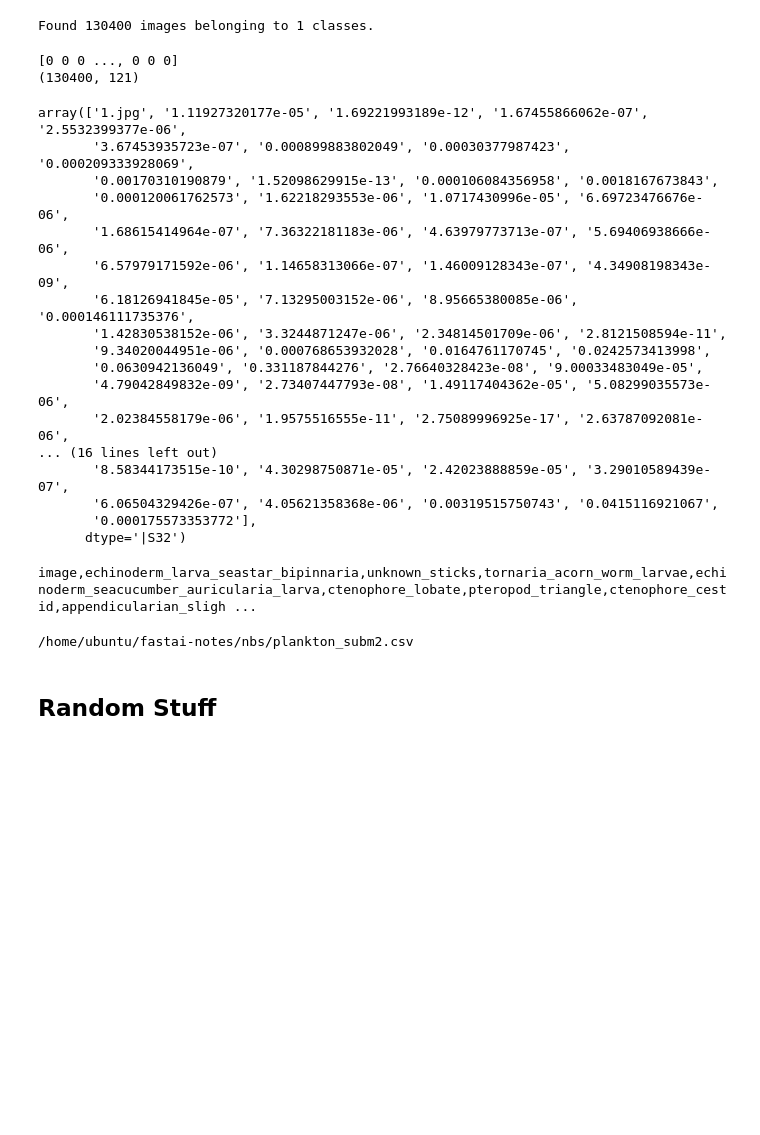
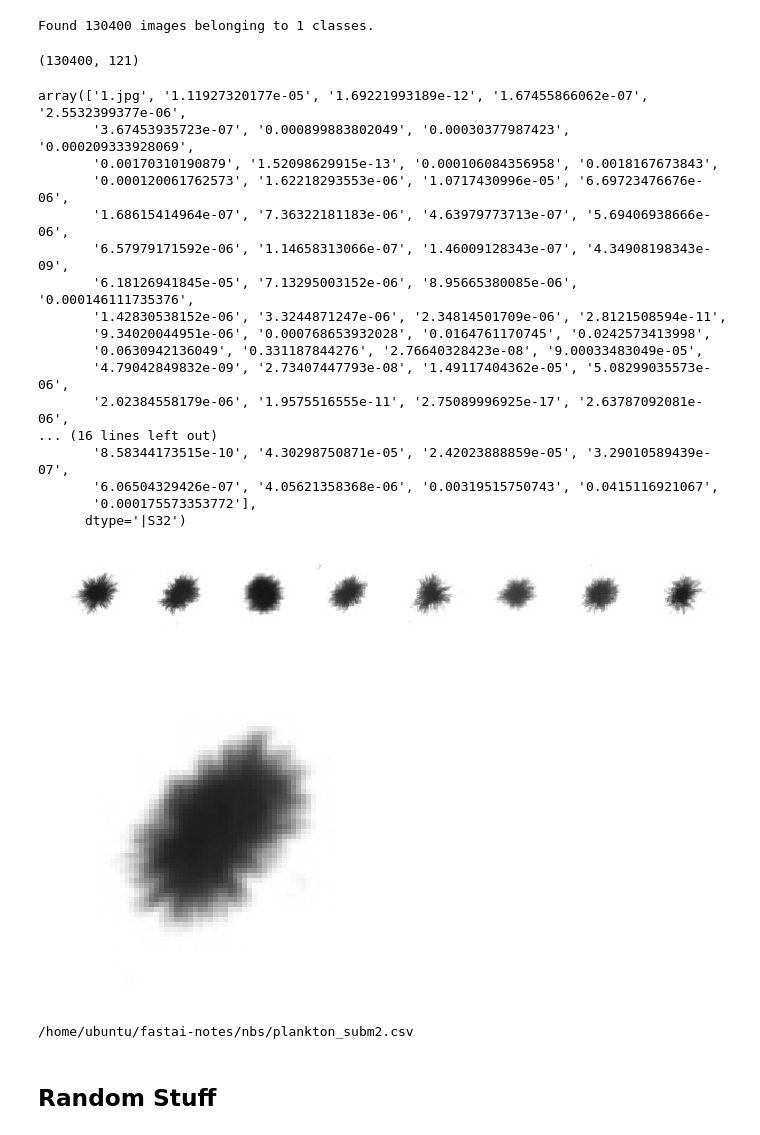
Before and after one commit to CQCumbers/fastai-notes, a Jupyter notebook: nbs/Plankton.ipynb, the cells around one changed output. Cells and saved outputs as stored; diff of their text form; code cells hidden in the pictures; blank space fills up the shorter version.

```diff
--- a/nbs/Plankton.ipynb
+++ b/nbs/Plankton.ipynb
@@ -254,13 +254,12 @@ Found 130400 images belonging to 1 classes.
 import numpy as np
 from IPython.display import FileLink
 # %%
-ids = np.array([os.path.split(f)[-1] for f in test_batches.filenames])
+ids = [os.path.split(f)[-1] for f in test_batches.filenames]
 ids = np.expand_dims(ids, axis=1)
 print(preds.shape)
 subm = np.hstack([ids,preds])
 subm[0]
 # %% [output]
-[0 0 0 ..., 0 0 0]
 (130400, 121)
 array(['1.jpg', '1.11927320177e-05', '1.69221993189e-12', '1.67455866062e-07', '2.5532399377e-06',
        '3.67453935723e-07', '0.000899883802049', '0.00030377987423', '0.000209333928069',
@@ -279,15 +278,24 @@ array(['1.jpg', '1.11927320177e-05', '1.69221993189e-12', '1.67455866062e-07', '
        '6.06504329426e-07', '4.05621358368e-06', '0.00319515750743', '0.0415116921067',
        '0.000175573353772'],
       dtype='|S32')
+# %%
+import random
+plots([image.load_img(os.path.join(train_path, 'trichodesmium_puff', img)) for img in random.sample(os.listdir(os.path.join(train_path, 'trichodesmium_puff')), 8)])
+plots([image.load_img(os.path.join(test_path, 'unknown', '10000.jpg'))])
+# %% [output]
+[figure, added]
+[figure, added]
 # %%
+import operator
+
 subm_filename = 'plankton_subm2.csv'
-header='image,'+','.join([str(c) for c in batches.class_indices])
-print(header)
+classes = [i[0] for i in sorted(batches.class_indices.items(), key=operator.itemgetter(1))]
+header='image,'+','.join(classes)
+
 np.savetxt(subm_filename, subm, fmt='%s', delimiter=',', header=header, comments='')
 FileLink(subm_filename)
 # %% [output]
-image,echinoderm_larva_seastar_bipinnaria,unknown_sticks,tornaria_acorn_worm_larvae,echinoderm_seacucumber_auricularia_larva,ctenophore_lobate,pteropod_triangle,ctenophore_cestid,appendicularian_sligh ...
+/home/ubuntu/fastai-notes/nbs/plankton_subm2.csv
-/home/ubuntu/fastai-notes/nbs/plankton_subm2.csv
 # %% [markdown]
 ## Random Stuff
 # %%
```
Also changed, not shown: 1 other file.
